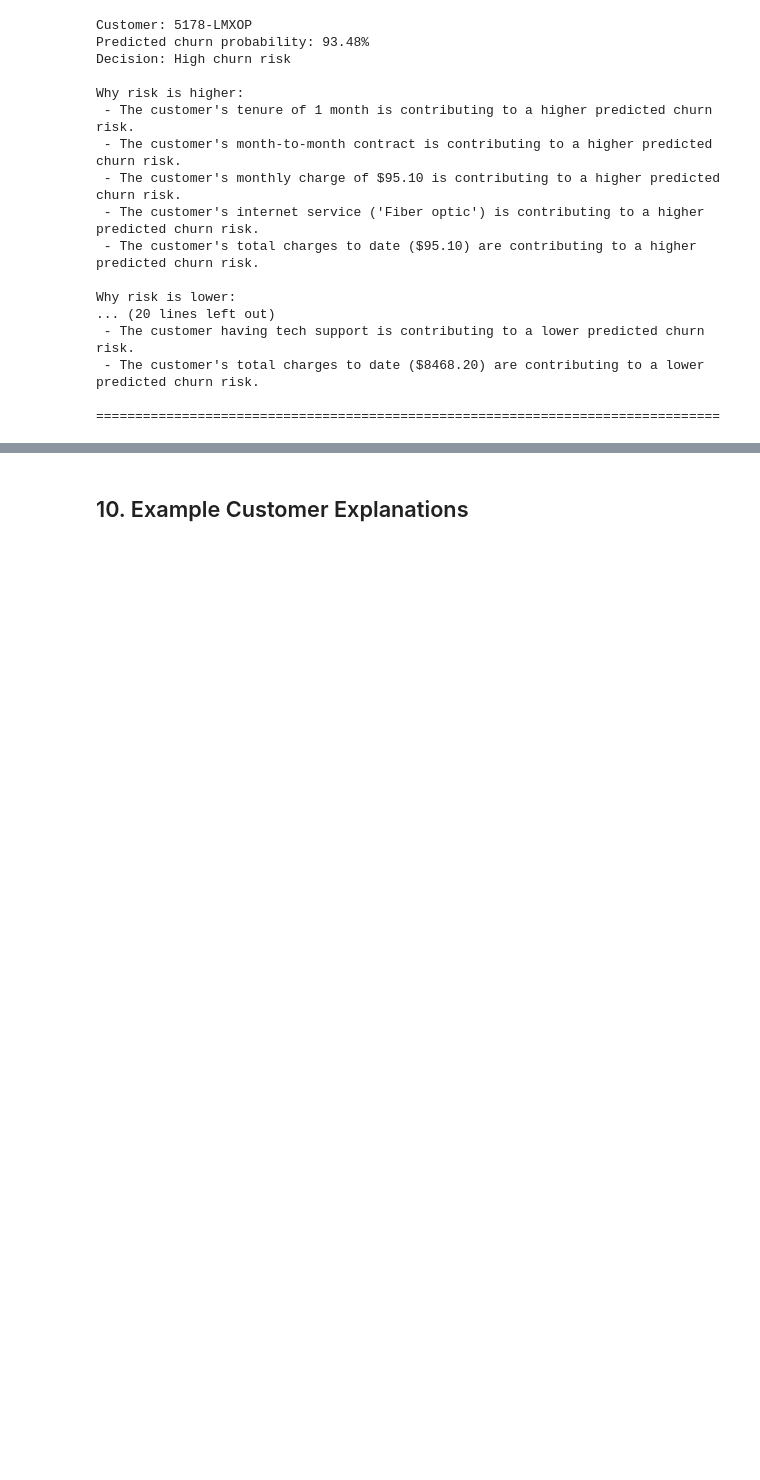
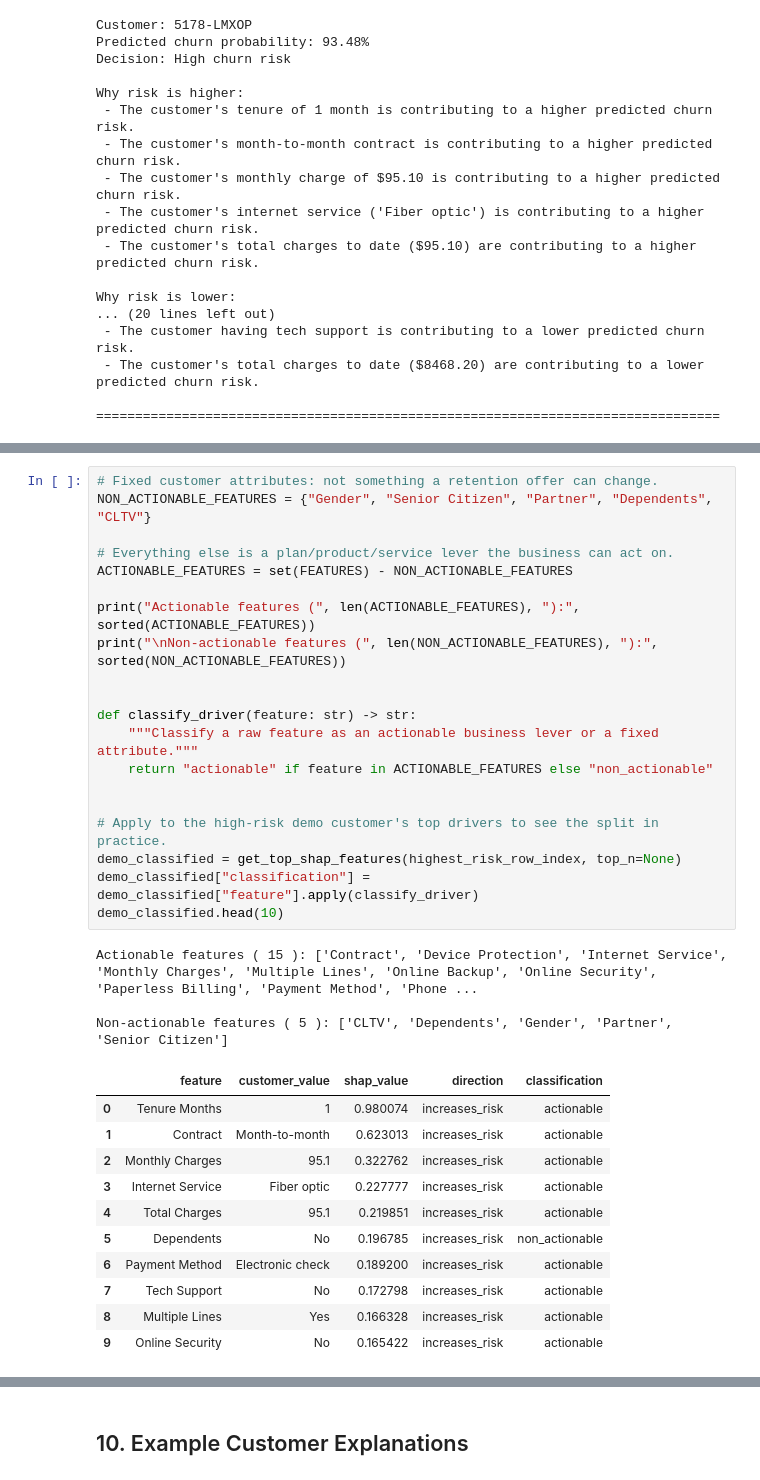
Before and after one commit to gracy7192/customer-churn-xai, a Jupyter notebook: notebooks/03_xai.ipynb, the cells around one changed output, grey strips where cells are left out. Cells and saved outputs as stored; diff of their text form; blank space fills up the shorter version.

```diff
--- a/notebooks/03_xai.ipynb
+++ b/notebooks/03_xai.ipynb
@@ -643,2 +645,37 @@ Why risk is lower:
+# %%
+# Fixed customer attributes: not something a retention offer can change.
+NON_ACTIONABLE_FEATURES = {"Gender", "Senior Citizen", "Partner", "Dependents", "CLTV"}
+
+# Everything else is a plan/product/service lever the business can act on.
+ACTIONABLE_FEATURES = set(FEATURES) - NON_ACTIONABLE_FEATURES
+
+print("Actionable features (", len(ACTIONABLE_FEATURES), "):", sorted(ACTIONABLE_FEATURES))
+print("\nNon-actionable features (", len(NON_ACTIONABLE_FEATURES), "):", sorted(NON_ACTIONABLE_FEATURES))
+
+
+def classify_driver(feature: str) -> str:
+    """Classify a raw feature as an actionable business lever or a fixed attribute."""
+    return "actionable" if feature in ACTIONABLE_FEATURES else "non_actionable"
+
+
+# Apply to the high-risk demo customer's top drivers to see the split in practice.
+demo_classified = get_top_shap_features(highest_risk_row_index, top_n=None)
+demo_classified["classification"] = demo_classified["feature"].apply(classify_driver)
+demo_classified.head(10)
+# %% [output]
+Actionable features ( 15 ): ['Contract', 'Device Protection', 'Internet Service', 'Monthly Charges', 'Multiple Lines', 'Online Backup', 'Online Security', 'Paperless Billing', 'Payment Method', 'Phone ...
+
+Non-actionable features ( 5 ): ['CLTV', 'Dependents', 'Gender', 'Partner', 'Senior Citizen']
+|  | feature | customer_value | shap_value | direction | classification |
+| 0 | Tenure Months | 1 | 0.980074 | increases_risk | actionable |
+| 1 | Contract | Month-to-month | 0.623013 | increases_risk | actionable |
+| 2 | Monthly Charges | 95.1 | 0.322762 | increases_risk | actionable |
+| 3 | Internet Service | Fiber optic | 0.227777 | increases_risk | actionable |
+| 4 | Total Charges | 95.1 | 0.219851 | increases_risk | actionable |
+| 5 | Dependents | No | 0.196785 | increases_risk | non_actionable |
+| 6 | Payment Method | Electronic check | 0.189200 | increases_risk | actionable |
+| 7 | Tech Support | No | 0.172798 | increases_risk | actionable |
+| 8 | Multiple Lines | Yes | 0.166328 | increases_risk | actionable |
+| 9 | Online Security | No | 0.165422 | increases_risk | actionable |
 # %% [markdown]
 ## 9. Retention Recommendation Logic
```
Also changed, not shown: parts of 4 cells of this notebook, 1 other file.
